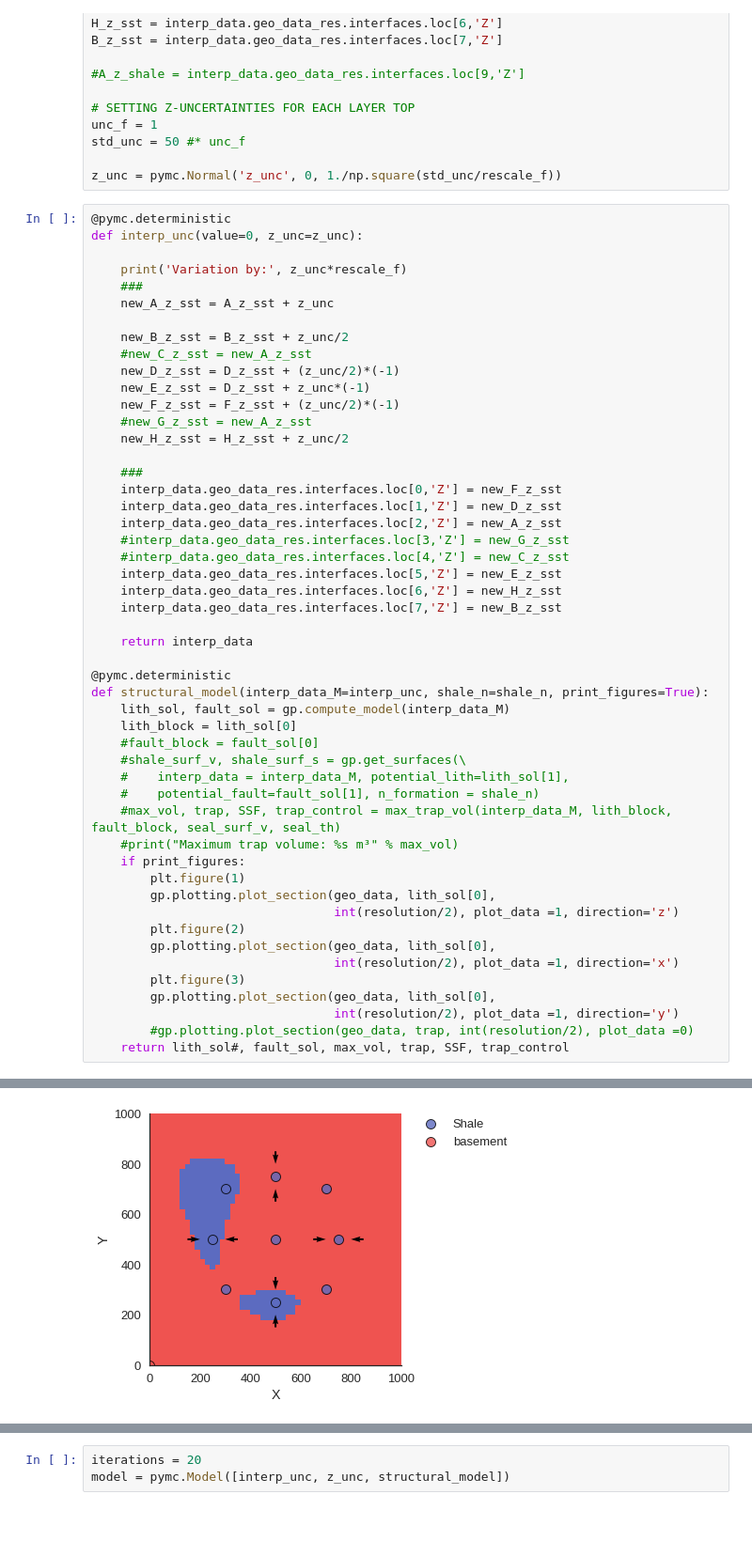
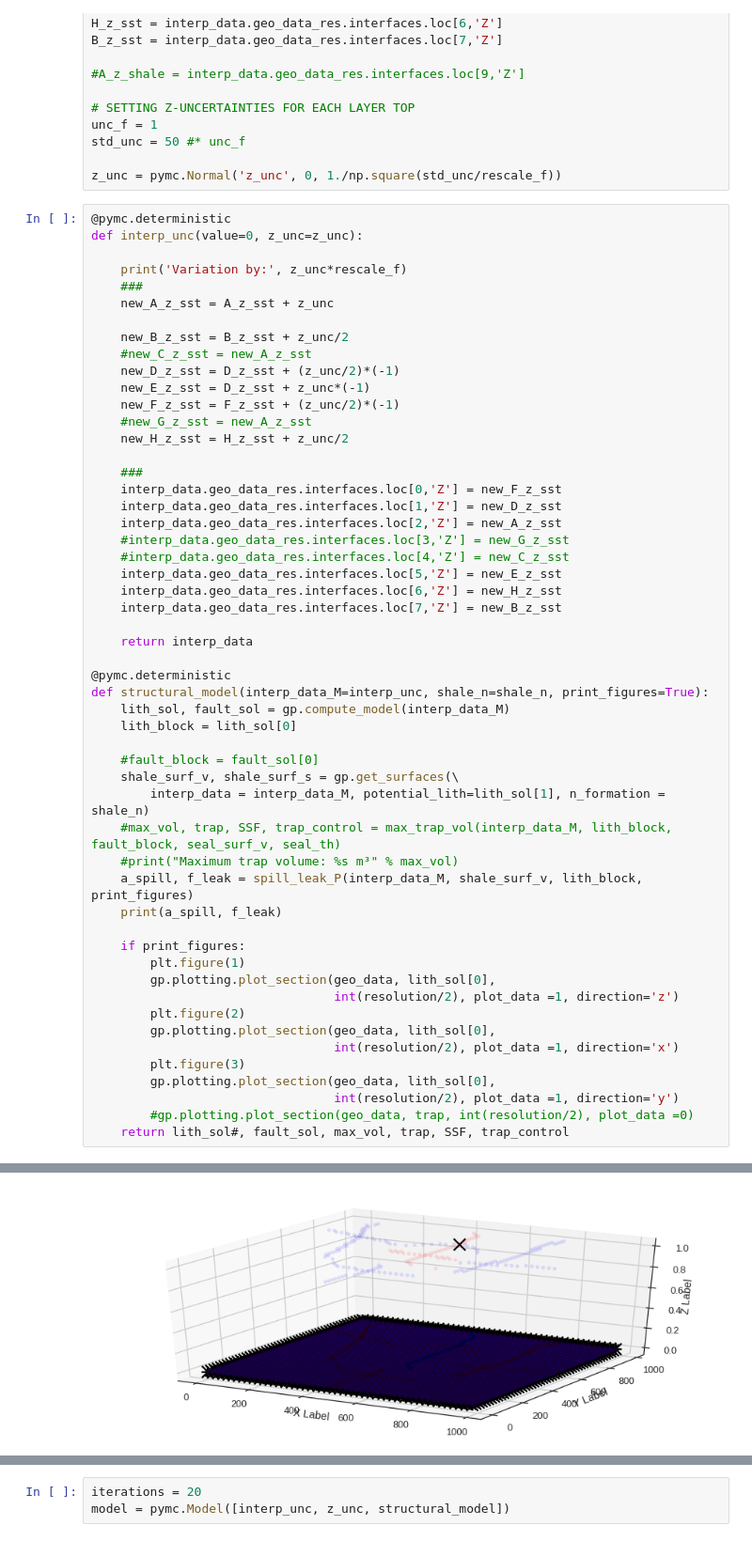
Before and after one commit to nre-aachen/Theses, a Jupyter notebook: Risk analysis/Notebooks/post_submission_continued_work/Simple dome structure - for multi-directional spill point finding.ipynb, the cells around one changed output, grey strips where cells are left out. Shown at 94% size. Saved outputs shown, nothing was run; the diff lists cells and outputs as text.

Commit message:
Implemented current spill point alg into model
Currently tally error occurring

```diff
--- a/Risk analysis/Notebooks/post_submission_continued_work/Simple dome structure - for multi-directional spill point finding.ipynb
+++ b/Risk analysis/Notebooks/post_submission_continued_work/Simple dome structure - for multi-directional spill point finding.ipynb
@@ -150,12 +335,15 @@ def interp_unc(value=0, z_unc=z_unc):
 def structural_model(interp_data_M=interp_unc, shale_n=shale_n, print_figures=True):
     lith_sol, fault_sol = gp.compute_model(interp_data_M)
     lith_block = lith_sol[0]
+
     #fault_block = fault_sol[0]
-    #shale_surf_v, shale_surf_s = gp.get_surfaces(\
-    #    interp_data = interp_data_M, potential_lith=lith_sol[1],
-    #    potential_fault=fault_sol[1], n_formation = shale_n)
+    shale_surf_v, shale_surf_s = gp.get_surfaces(\
+        interp_data = interp_data_M, potential_lith=lith_sol[1], n_formation = shale_n)
     #max_vol, trap, SSF, trap_control = max_trap_vol(interp_data_M, lith_block, fault_block, seal_surf_v, seal_th)
     #print("Maximum trap volume: %s m³" % max_vol)
+    a_spill, f_leak = spill_leak_P(interp_data_M, shale_surf_v, lith_block, print_figures)
+    print(a_spill, f_leak)
+
     if print_figures:
         plt.figure(1)
         gp.plotting.plot_section(geo_data, lith_sol[0],
@@ -174 +361 @@ Variation by: 26.3165902815
-[figure, old version]
+[figure, new version]
```
Also changed, not shown: parts of 3 cells of this notebook.
